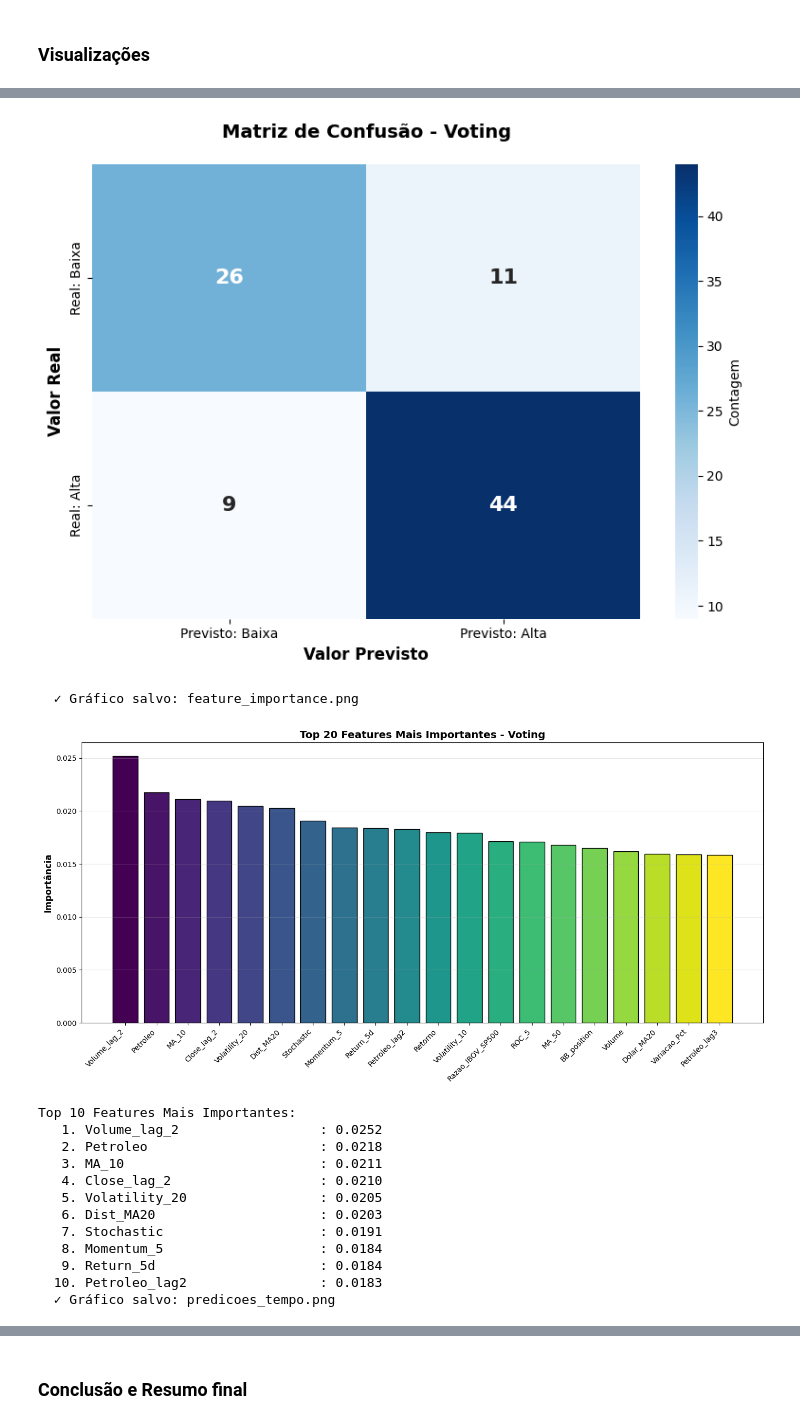
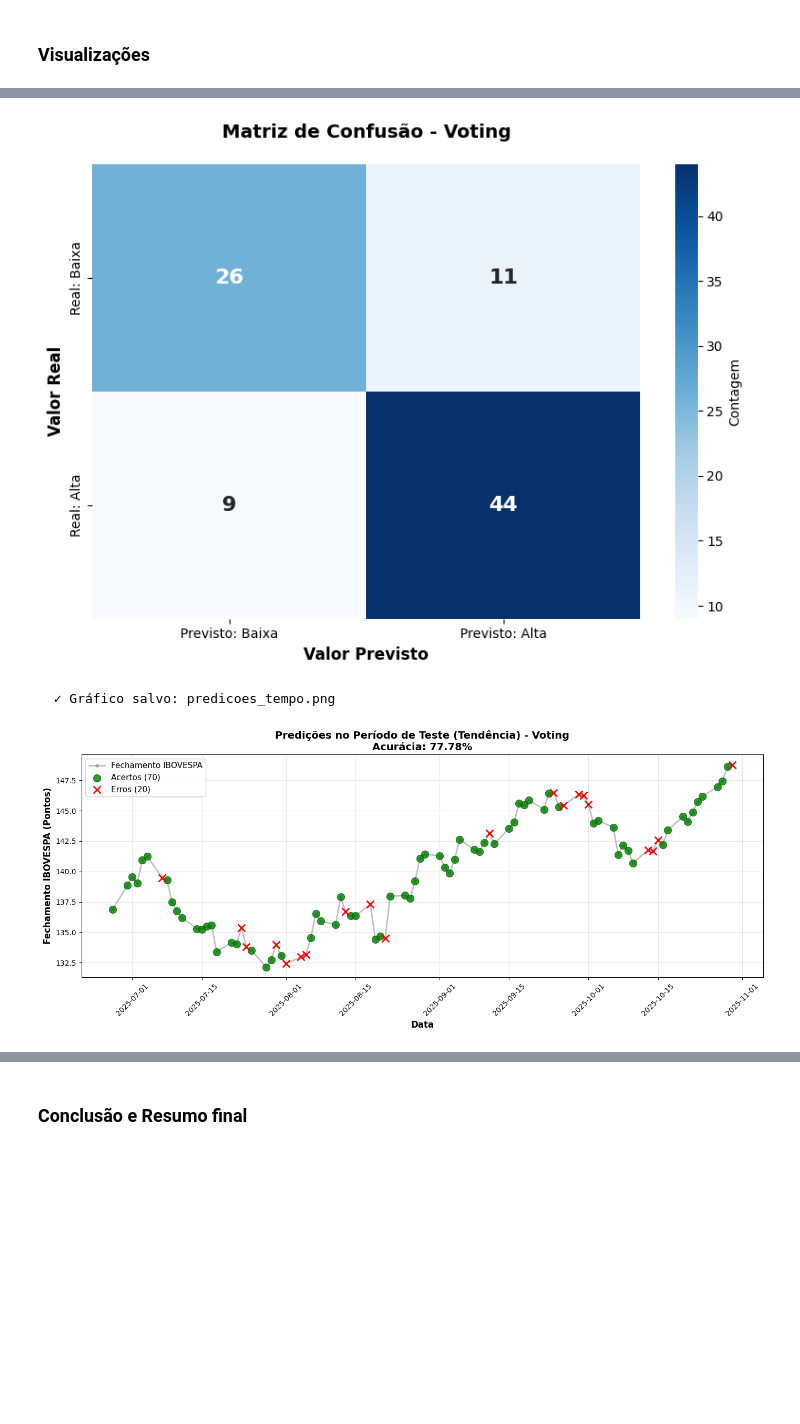
Before and after one commit to DeleteTableSemWhere/FIAP_TC_2-Machine_Learning_and_Time_series, a Jupyter notebook: Modelo_Machine_Learning_preditivo_IBOVESPA.ipynb, the cells around one changed output, grey strips where cells are left out. Cells and saved outputs as stored; diff of their text form; code cells hidden in the pictures; blank space fills up the shorter version.

```diff
--- a/Modelo_Machine_Learning_preditivo_IBOVESPA.ipynb
+++ b/Modelo_Machine_Learning_preditivo_IBOVESPA.ipynb
@@ -43,7 +43,7 @@ from sklearn.metrics import accuracy_score, classification_report, confusion_mat
 # Fim das importações
 # %%
 # Importando dados IBOVESPA
-ibov = pd.read_csv('C:\\Users\\Jonat\\OneDrive\\Desktop\\FIAP\\TechChallenge - Fase 2\\data\\Dados Históricos - Ibovespa (1).csv', sep=',')
+ibov = pd.read_csv('C:\\Users\\PAIXAJ\\Downloads\\FIAP_TC_2-Machine_Learning_and_Time_series-main\\FIAP_TC_2-Machine_Learning_and_Time_series-main\\data\\Dados Históricos - Ibovespa (1).csv', sep=',')
 
 print(f"✓ Dados carregados: {len(ibov)} registros de IBOVESPA \n")
 ibov.head(5)
@@ -1272,21 +1203,30 @@ import matplotlib.pyplot as plt
 import seaborn as sns
 import numpy as np
 import pandas as pd
+from sklearn.metrics import confusion_matrix
 
-# --- AJUSTE DE VARIÁVEIS PARA OS GRÁFICOS ---
-# Define quais features usar no gráfico de importância
-if melhor_nome == 'XGBoost_Trend (Final)':
+# --- Garantir objetos essenciais mesmo se o bloco anterior não tiver sido executado ---
+modelos_tendencia = ['XGBoost_Trend (Final)', 'Voting', 'Stacking']
+usa_tendencia = melhor_nome in modelos_tendencia
+melhor_modelo = resultados[melhor_nome]['modelo']
+
+if usa_tendencia:
     features_para_plotar = top20_features
+    dados_plot = X_test_t_scaled
+    alvo_plot = y_test_t
 else:
     features_para_plotar = selected_features
+    dados_plot = X_test_scaled_sel
+    alvo_plot = y_test
 
-# Define os dados de teste corretos para o gráfico de tempo
-if melhor_nome == 'XGBoost_Trend (Final)':
-    datas_grafico = datas_test
-    y_real_grafico = y_test_t
-else:
-    datas_grafico = datas_test
-    y_real_grafico = y_test
+# Recalcula previsões/matriz de confusão se necessário
+if 'y_pred_test' not in locals() or len(y_pred_test) != len(alvo_plot):
+    y_pred_test = melhor_modelo.predict(dados_plot)
+if 'cm' not in locals() or not isinstance(cm, np.ndarray) or cm.shape != (2, 2):
+    cm = confusion_matrix(alvo_plot, y_pred_test)
+
+datas_grafico = datas_test
+y_real_grafico = alvo_plot
 
 # --- INÍCIO DAS VISUALIZAÇÕES ---
 
@@ -1326,7 +1266,7 @@ plt.savefig('comparacao_modelos.png', dpi=300, bbox_inches='tight')
 print("  ✓ Gráfico salvo: comparacao_modelos.png")
 plt.show()
 
-# Figura 2: Matriz de Confusão (Já calculada no bloco anterior 'cm')
+# Figura 2: Matriz de Confusão (garantida a partir do bloco acima)
 plt.figure(figsize=(8, 6))
 sns.heatmap(cm, annot=True, fmt='d', cmap='Blues',
             cbar_kws={'label': 'Contagem'},
@@ -1347,7 +1287,6 @@ if hasattr(melhor_modelo, 'feature_importances_'):
     indices = np.argsort(importances)[::-1]
 
     plt.figure(figsize=(14, 7))
-    # Mostra no máximo as top 20 (ou menos se o modelo tiver menos)
     top_n = min(20, len(features_para_plotar))
 
     colors_imp = plt.cm.viridis(np.linspace(0, 1, top_n))
@@ -1366,8 +1305,7 @@ if hasattr(melhor_modelo, 'feature_importances_'):
         idx = indices[i]
         print(f"  {i+1:2d}. {features_para_plotar[idx]:30s}: {importances[idx]:.4f}")
 
-# Figura 4: Predições no Tempo (Corrigido para alinhar datas e previsões)
-# O y_pred_test já foi calculado corretamente no bloco anterior
+# Figura 4: Predições no Tempo
 resultados_teste = pd.DataFrame({
     'Data': datas_grafico.values,
     'Fechamento': df.loc[datas_grafico.index, 'Fechamento'].values,
@@ -1377,16 +1315,12 @@ resultados_teste = pd.DataFrame({
 })
 
 fig, ax = plt.subplots(figsize=(14, 6))
-
-# Plota o preço
 ax.plot(resultados_teste['Data'], resultados_teste['Fechamento'],
         'o-', linewidth=2, markersize=4, label='Fechamento IBOVESPA', color='gray', alpha=0.5)
 
-# Filtra acertos e erros
 acertos = resultados_teste[resultados_teste['Correto'] == 1]
 erros = resultados_teste[resultados_teste['Correto'] == 0]
 
-# Plota pontos de acerto (Verde) e erro (Vermelho) sobre o preço
 ax.scatter(acertos['Data'], acertos['Fechamento'],
           s=100, c='green', marker='o', label=f'Acertos ({len(acertos)})', zorder=5, alpha=0.8, edgecolors='darkgreen')
 ax.scatter(erros['Data'], erros['Fechamento'],
@@ -1409,16 +1343,4 @@ plt.show()
   ✓ Gráfico salvo: matriz_confusao.png
 [figure]
-  ✓ Gráfico salvo: feature_importance.png
+  ✓ Gráfico salvo: predicoes_tempo.png
-[figure, old version]
+[figure, new version]
-Top 10 Features Mais Importantes:
-   1. Volume_lag_2                  : 0.0252
-   2. Petroleo                      : 0.0218
-   3. MA_10                         : 0.0211
-   4. Close_lag_2                   : 0.0210
-   5. Volatility_20                 : 0.0205
-   6. Dist_MA20                     : 0.0203
-   7. Stochastic                    : 0.0191
-   8. Momentum_5                    : 0.0184
-   9. Return_5d                     : 0.0184
-  10. Petroleo_lag2                 : 0.0183
-  ✓ Gráfico salvo: predicoes_tempo.png
```
Also changed, not shown: parts of 8 cells of this notebook.
